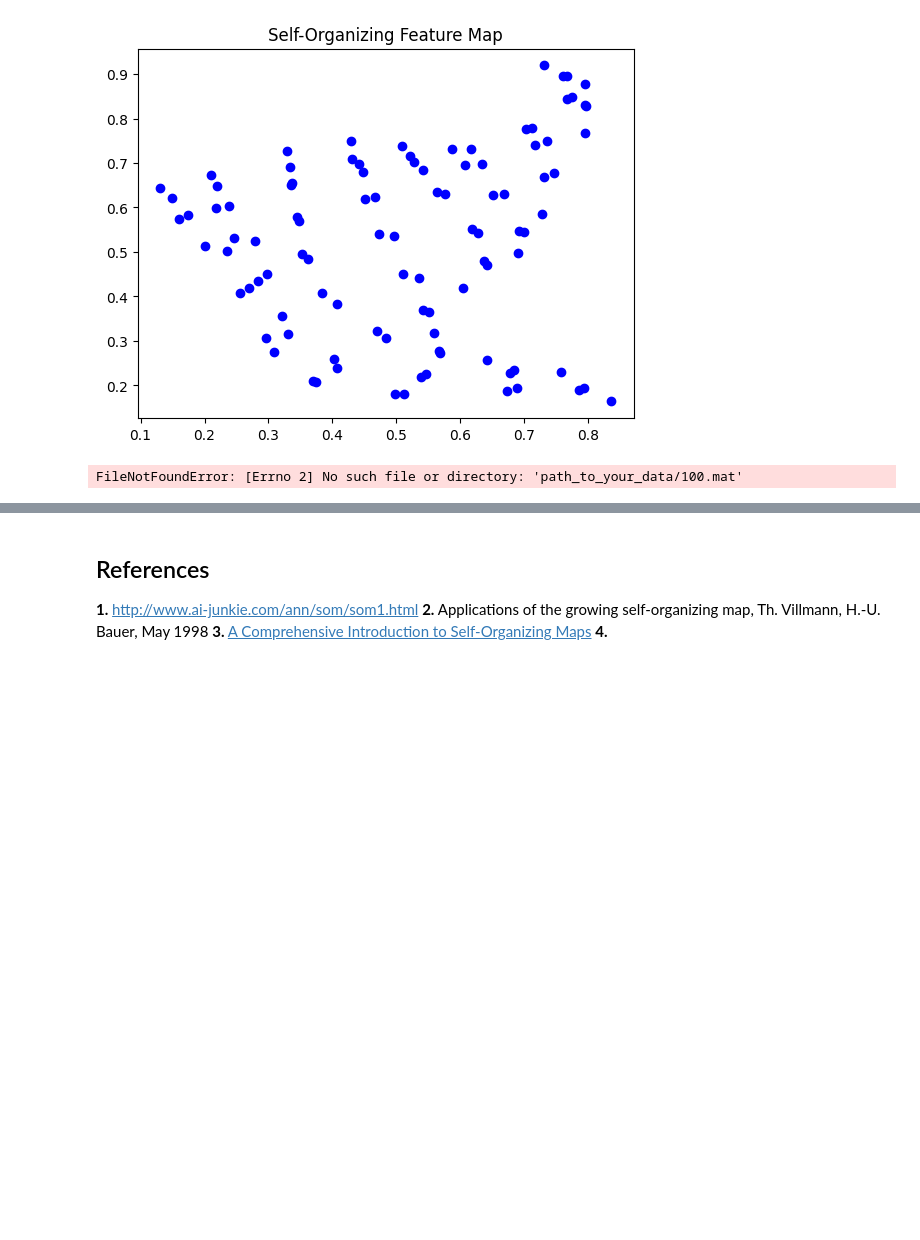
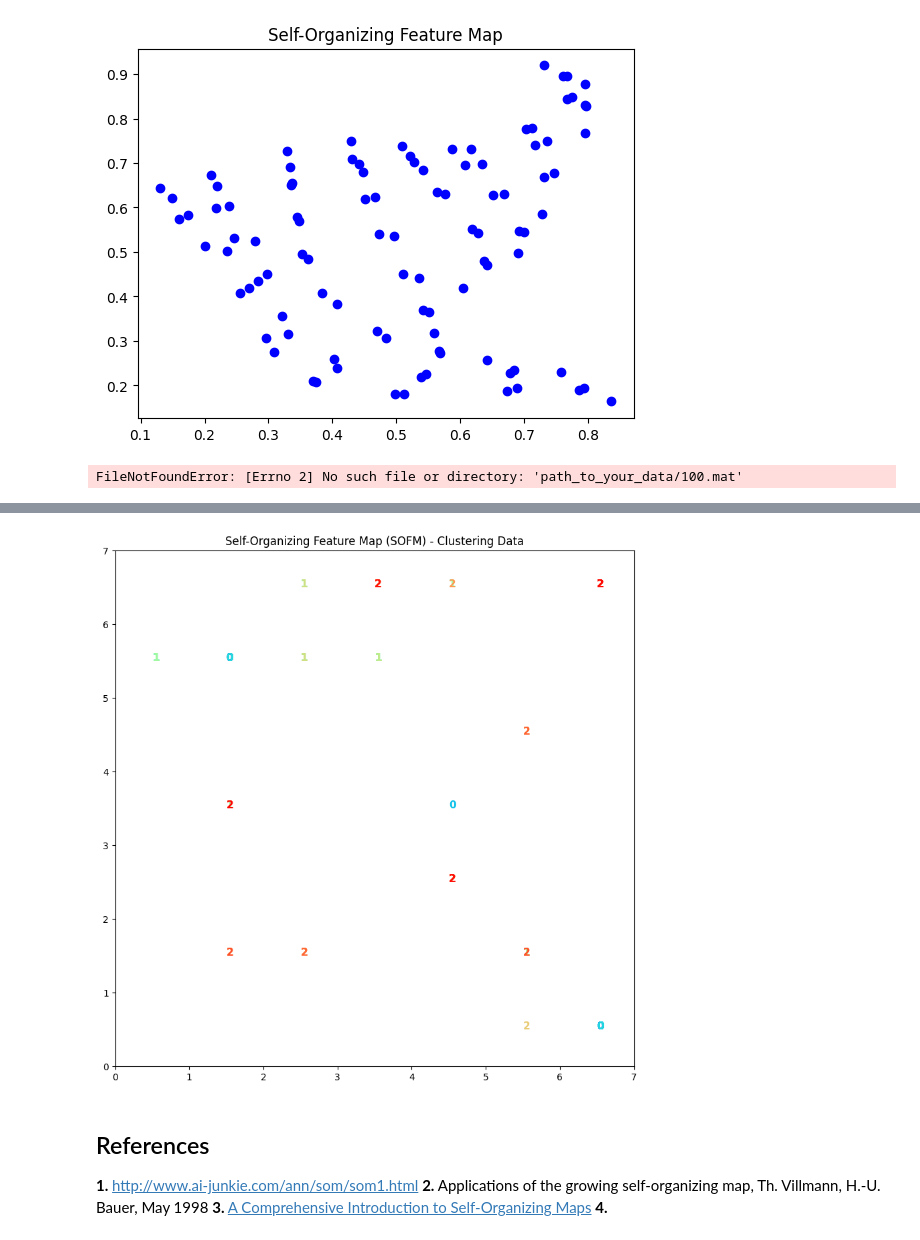
Before and after one commit to OOiiOOiiOO/SOFM_FUM, a Jupyter notebook: SOFM.ipynb, the cells around one changed output, grey strips where cells are left out. Saved outputs shown, nothing was run; the diff lists cells and outputs as text; code cells hidden in the pictures; blank space fills up the shorter version.

```diff
--- a/SOFM.ipynb
+++ b/SOFM.ipynb
@@ -381,3 +612,82 @@ NameError: name 'record' is not defined
+# %%
+import numpy as np
+import pandas as pd
+import matplotlib.pyplot as plt
+
+from sklearn.datasets import load_iris
+from sklearn.preprocessing import MinMaxScaler
+from sklearn.cluster import KMeans
+
+# Load a sample clustering dataset (replace with your own data)
+data = load_iris()
+X = data.data
+y = data.target  # Cluster labels (optional for visualization)
+
+# Feature scaling (optional but recommended)
+scaler = MinMaxScaler()
+X_scaled = scaler.fit_transform(X)
+
+# SOFM parameters
+m = 7  # Number of rows in the SOFM map
+n = 7  # Number of columns in the SOFM map
+sigma = 1.0  # Initial neighborhood size
+learning_rate = 0.5  # Learning rate
+epochs = 100
+
+# Initialize SOFM weights
+weights = np.random.rand(m, n, X_scaled.shape[1])
+
+
+def find_bmu(x):
+  """Finds the Best Matching Unit (BMU) for a data point."""
+  distances = np.linalg.norm(weights - x, axis=2)
+  bmu_idx = np.unravel_index(np.argmin(distances), distances.shape)
+  return bmu_idx
+
+
+def neighborhood_function(bmu, t):
+  """Calculates the neighborhood function based on distance and time."""
+  sigma_t = sigma * np.exp(-t / epochs)
+  bmu_row, bmu_col = bmu
+  neighborhood = np.zeros((m, n))
+  for i in range(m):
+    for j in range(n):
+      distance = np.sqrt((i - bmu_row)**2 + (j - bmu_col)**2)
+      neighborhood[i, j] = np.exp(-distance**2 / (2*sigma_t**2))
+  return neighborhood
+
+
+# Train the SOFM
+for t in range(epochs):
+  for x in X_scaled:
+    bmu = find_bmu(x)
+    neighborhood = neighborhood_function(bmu, t)
+    weights += learning_rate * neighborhood[..., np.newaxis] * (x - weights[bmu])
+
+
+# Visualize the results
+plt.figure(figsize=(10, 10))
+
+# Optional: Plot cluster labels from the loaded data (if available)
+if hasattr(data, 'target'):
+  for i, x in enumerate(X_scaled):
+    w = find_bmu(x)
+    plt.text(w[0] + 0.5, w[1] + 0.5, str(y[i]), color=plt.cm.rainbow(i / len(X_scaled)), fontdict={'weight': 'bold', 'size': 11})
+else:
+  # Perform KMeans clustering to assign labels for visualization
+  kmeans = KMeans(n_clusters=3, random_state=0)  # Adjust n_clusters as needed
+  kmeans.fit(X_scaled)
+  cluster_labels = kmeans.labels_
+  for i, x in enumerate(X_scaled):
+    w = find_bmu(x)
+    plt.text(w[0] + 0.5, w[1] + 0.5, str(cluster_labels[i]), color=plt.cm.rainbow(i / len(X_scaled)), fontdict={'weight': 'bold', 'size': 11})
+
+plt.xlim([0, weights.shape[0]])
+plt.ylim([0, weights.shape[1]])
+plt.title('Self-Organizing Feature Map (SOFM) - Clustering Data')
+plt.show()
+# %% [output]
+[figure, added]
 # %% [markdown]
 ## References
 **1.** http://www.ai-junkie.com/ann/som/som1.html
```
Also changed, not shown: parts of 4 cells of this notebook, 1 other file.
